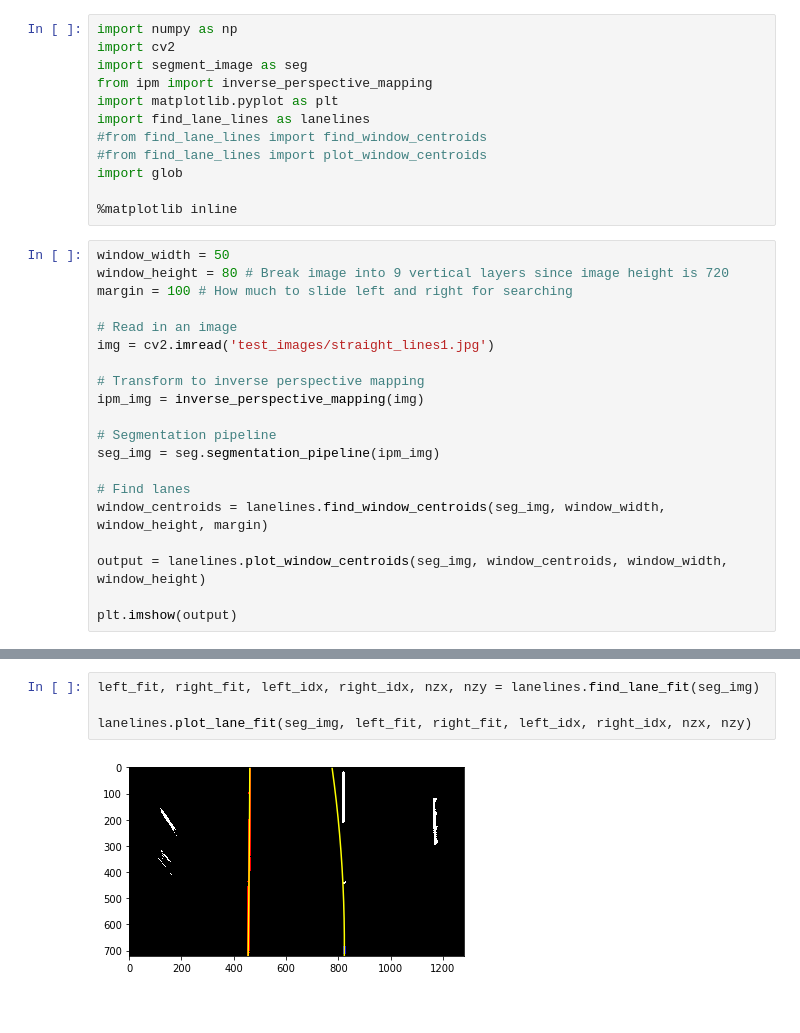
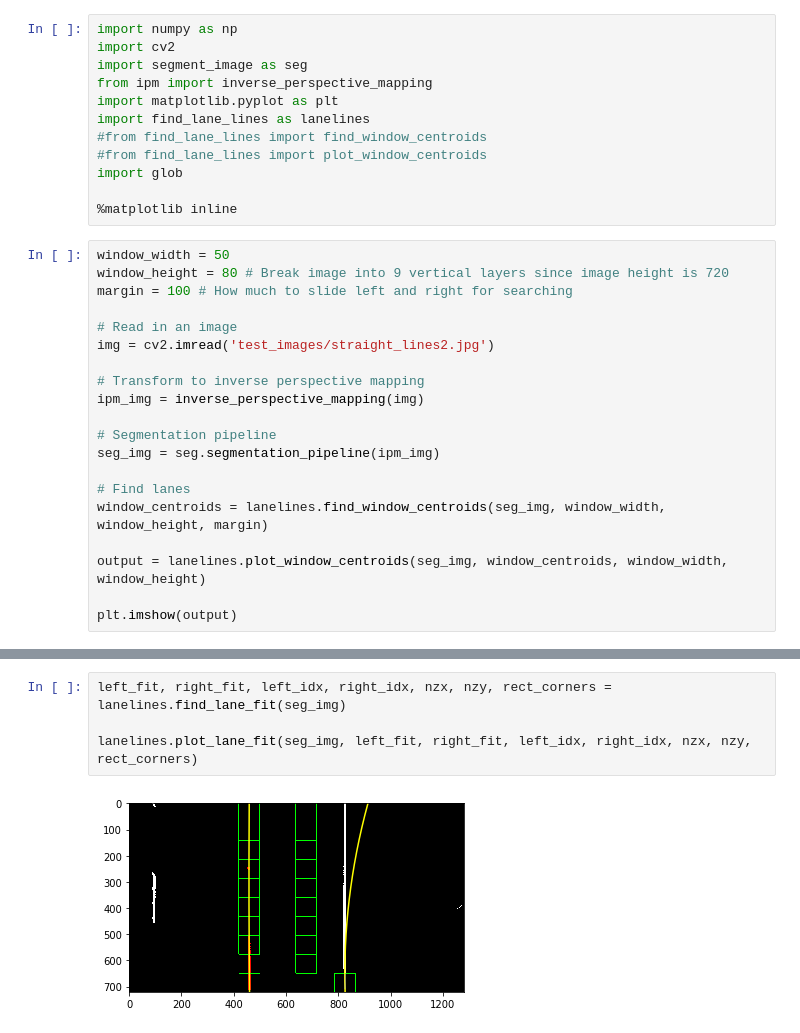
Before and after one commit to anandraja13/CarND-Advanced-LaneLines, a Jupyter notebook: Lane Finding Pipeline.ipynb, the cells around one changed output, grey strips where cells are left out. Drawn from its saved outputs; the diff is of its cells as text.

```diff
--- a/Lane Finding Pipeline.ipynb
+++ b/Lane Finding Pipeline.ipynb
@@ -18,7 +18,7 @@ window_height = 80 # Break image into 9 vertical layers since image height is 72
 margin = 100 # How much to slide left and right for searching
 
 # Read in an image
-img = cv2.imread('test_images/straight_lines1.jpg')
+img = cv2.imread('test_images/straight_lines2.jpg')
 
 # Transform to inverse perspective mapping
 ipm_img = inverse_perspective_mapping(img)
@@ -38,6 +38,6 @@ plt.imshow(output)
 # %%
-left_fit, right_fit, left_idx, right_idx, nzx, nzy = lanelines.find_lane_fit(seg_img)
+left_fit, right_fit, left_idx, right_idx, nzx, nzy, rect_corners = lanelines.find_lane_fit(seg_img)
 
-lanelines.plot_lane_fit(seg_img, left_fit, right_fit, left_idx, right_idx, nzx, nzy)
+lanelines.plot_lane_fit(seg_img, left_fit, right_fit, left_idx, right_idx, nzx, nzy, rect_corners)
 # %% [output]
-[figure, old version]
+[figure, new version]
```
Also changed, not shown: parts of 2 cells of this notebook, 1 other file.
